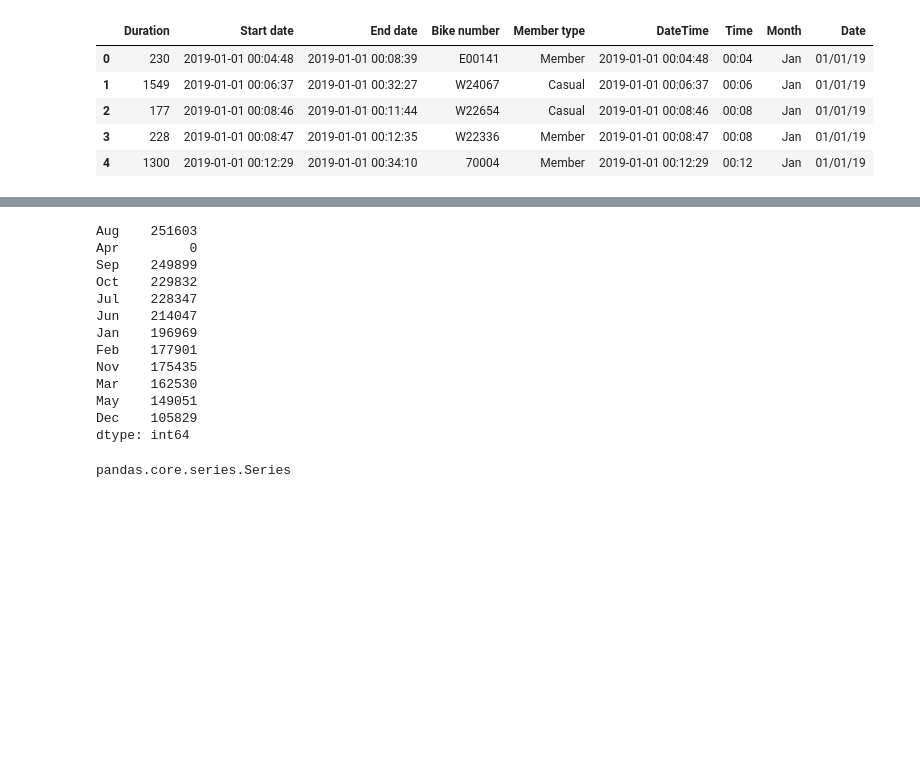
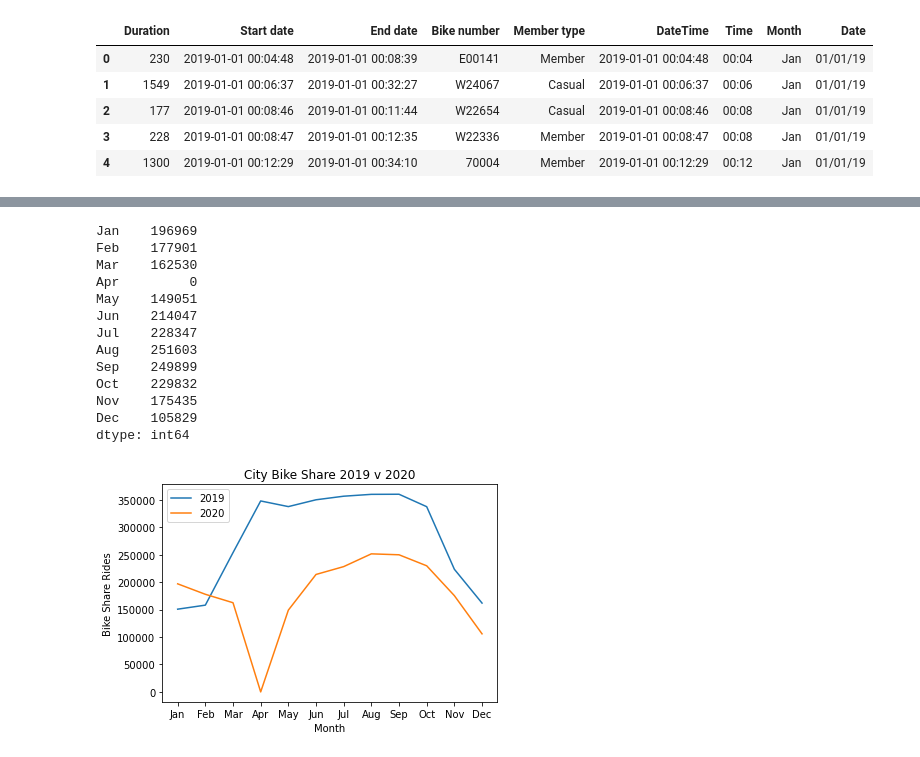
Before and after one commit to digantpatel87/Project1D2, a Jupyter notebook: Code/Project1D2.ipynb, the cells around one changed output, grey strips where cells are left out. Saved outputs shown, nothing was run; the diff lists cells and outputs as text; code cells hidden in the pictures; blank space fills up the shorter version.

Commit message:
add line and bar charts

```diff
--- a/Code/Project1D2.ipynb
+++ b/Code/Project1D2.ipynb
@@ -274,0 +258,6 @@ Name: Month, dtype: int64
+# %%
+months = ['Jan', 'Feb', 'Mar', 'Apr','May','Jun', 'Jul', 'Aug','Sep', 'Oct', 'Nov', 'Dec']
+
+sum_2019 = combined_2019_df['Month'].value_counts()
+sum_2019 =sum_2019.reindex(months)
+sum_2019
@@ -275,23 +278,34 @@ Name: Month, dtype: int64
 # %%
 sum_2020 = combined_2020_df['Month'].value_counts()
 sum_2020 = pd.concat([sum_2020.iloc[:1], pd.Series(0, ['Apr']),sum_2020[1:]])
+sum_2020 =sum_2020.reindex(months)
 sum_2020
 # %% [output]
+Jan    196969
+Feb    177901
+Mar    162530
+Apr         0
+May    149051
+Jun    214047
+Jul    228347
 Aug    251603
-Apr         0
 Sep    249899
 Oct    229832
-Jul    228347
-Jun    214047
-Jan    196969
-Feb    177901
 Nov    175435
-Mar    162530
-May    149051
 Dec    105829
 dtype: int64
-# %%
-#pd.concat([sum_2020.iloc[:1], pd.Series('Apr', [0]),sum_2020[1:]])
-type(sum_2020)
-# %% [output]
-pandas.core.series.Series
+# %%
+#---Line Chart, ALL rides by month Year over Year
+
+
+plt.plot(sum_2019, Label = '2019')
+plt.plot(sum_2020, Label = '2020')
+
+plt.title("City Bike Share 2019 v 2020")
+plt.xlabel("Month")
+plt.ylabel("Bike Share Rides")
+
+plt.legend()
+plt.show()
+# %% [output]
+[figure, added]
```
Also changed, not shown: parts of 4 cells of this notebook.
